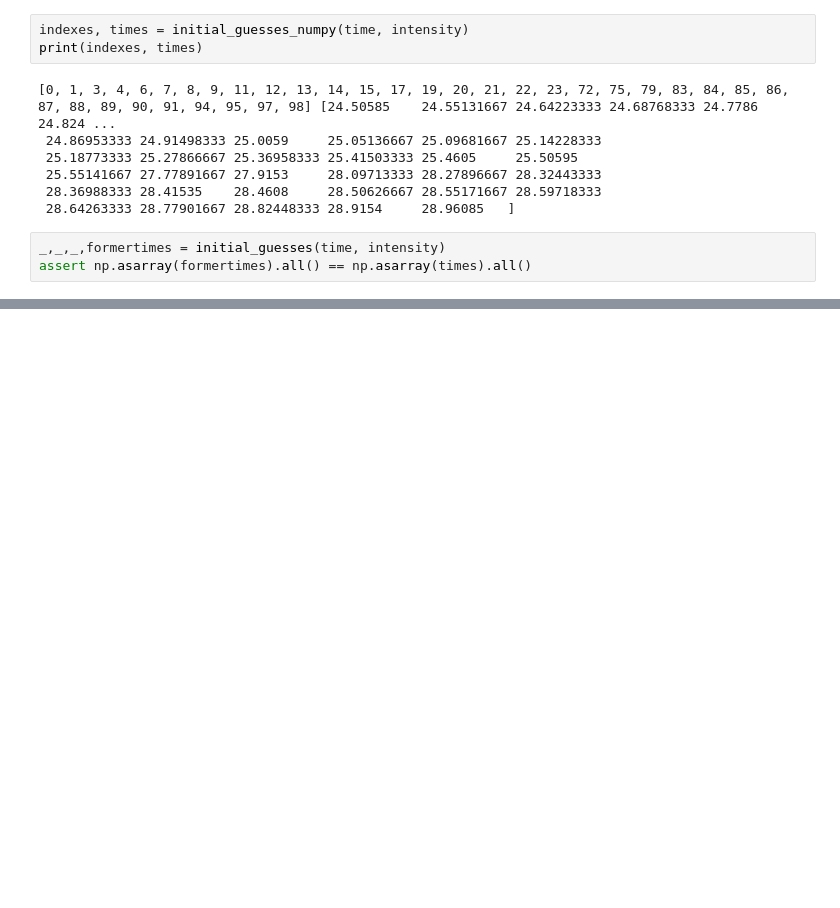
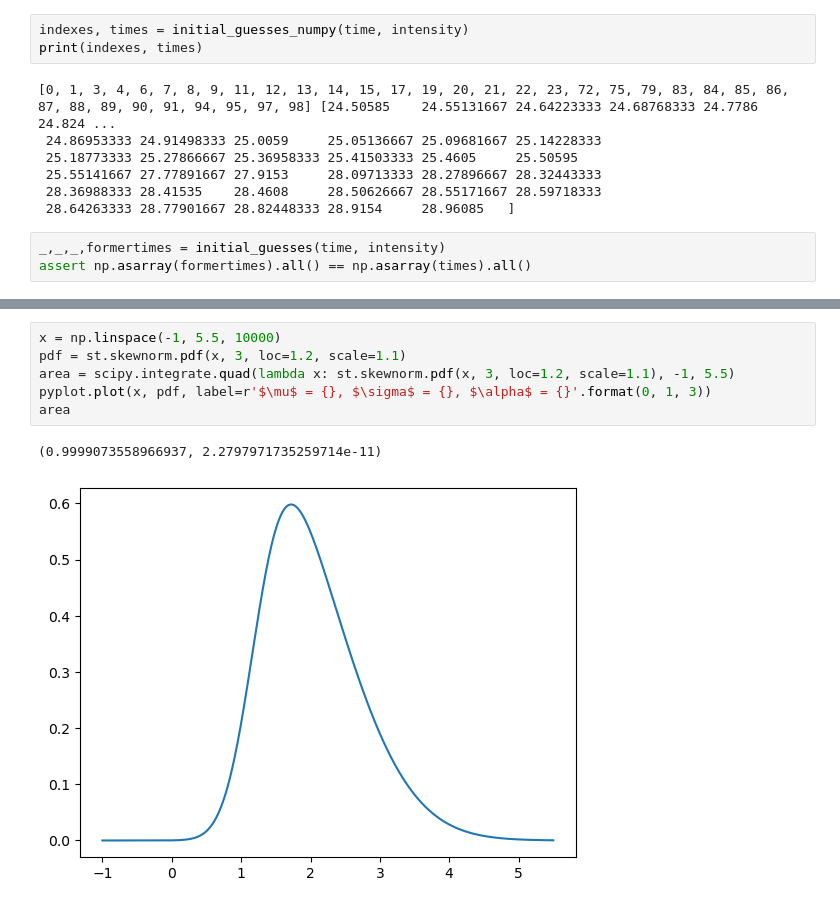
Before and after one commit to JuBiotech/peak-performance, a Jupyter notebook: Pipelinetest.ipynb, the cells around one changed output, grey strips where cells are left out. Cells and saved outputs as stored; diff of their text form; blank space fills up the shorter version.

```diff
--- a/Pipelinetest.ipynb
+++ b/Pipelinetest.ipynb
@@ -1516,0 +1726,9 @@ NameError: name 'initial_guesses' is not defined
+# %%
+x = np.linspace(-1, 5.5, 10000)
+pdf = st.skewnorm.pdf(x, 3, loc=1.2, scale=1.1)
+area = scipy.integrate.quad(lambda x: st.skewnorm.pdf(x, 3, loc=1.2, scale=1.1), -1, 5.5)
+pyplot.plot(x, pdf, label=r'$\mu$ = {}, $\sigma$ = {}, $\alpha$ = {}'.format(0, 1, 3))
+area
+# %% [output]
+(0.9999073558966937, 2.2797971735259714e-11)
+[figure, added]
```
Also changed, not shown: parts of 37 cells of this notebook, 4 other files.
